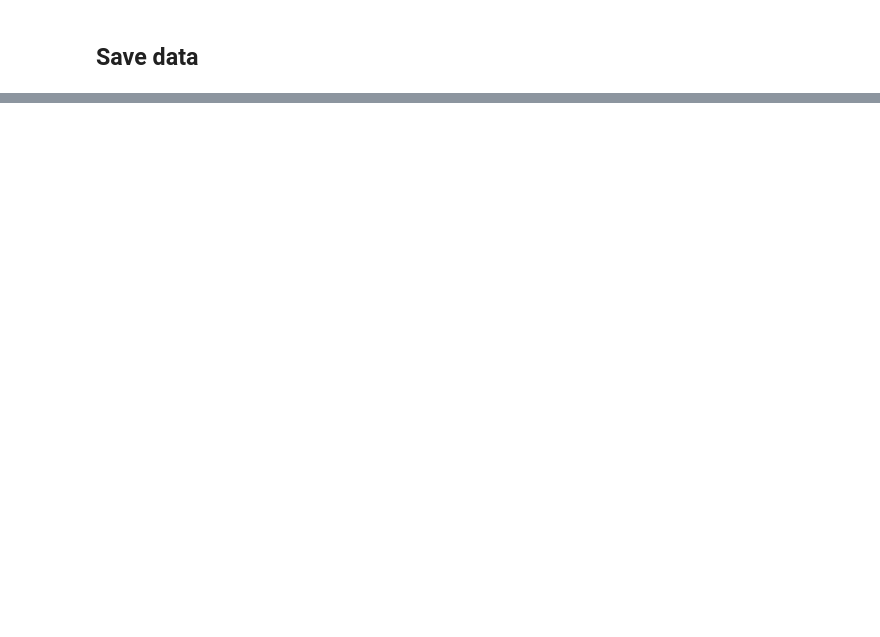
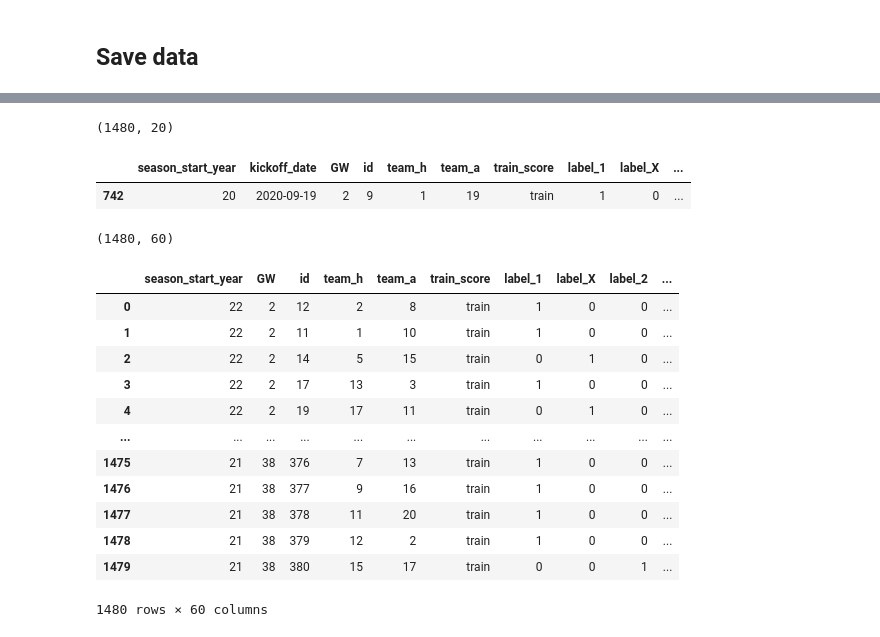
Before and after one commit to marcberg/FPL_predictions, a Jupyter notebook: test_features.ipynb, the cells around one changed output, grey strips where cells are left out. Drawn from its saved outputs; the diff is of its cells as text; code cells hidden in the pictures; blank space fills up the shorter version.

```diff
--- a/test_features.ipynb
+++ b/test_features.ipynb
@@ -330,0 +247,63 @@ data.to_csv('artifacts/data.csv', index=False)
+# %%
+import pandas as pd
+import numpy as np
+
+from src.components.data.transform.game_base import games_base
+from src.components.data.transform.team_form import team_form
+from src.components.data.transform.table import table
+
+def tbl_interactions_features(df, features, interaction_with, prefix):
+    for f in features:
+        df[prefix + f] = (df[interaction_with] * df[f]) * (df[interaction_with] / 38)
+    return df
+
+
+
+base = games_base()
+
+form = team_form
+home_team_form, away_team_form = form.overall_form()
+home_team_home_form = form.home_away_form(home_team=1)
+away_team_away_form = form.home_away_form(home_team=0)
+
+table_features = table()
+
+# merge
+data = base.merge(home_team_form, left_on=['season_start_year', 'team_h', 'id'], right_on=['season_start_year', 'team_id_season', 'next_id'], how='inner').drop(['next_id', 'team_id_season'], axis=1)
+# %%
+data.shape
+# %% [output]
+(1480, 20)
+# %%
+data.loc[(data.season_start_year == 20) & (data.id == 9)]
+# %% [output]
+|  | season_start_year | kickoff_date | GW | id | team_h | team_a | train_score | label_1 | label_X | ... |
+| 742 | 20 | 2020-09-19 | 2 | 9 | 1 | 19 | train | 1 | 0 | ... |
+# %%
+data = data.merge(away_team_form, left_on=['season_start_year', 'team_a', 'id'], right_on=['season_start_year', 'team_id_season', 'next_id'], how='left').drop(['next_id', 'team_id_season'], axis=1)
+data = data.merge(home_team_home_form, left_on=['season_start_year', 'team_h', 'id'], right_on=['season_start_year', 'team_id_season', 'next_id_home'], how='left').drop(['next_id_home', 'team_id_season'], axis=1)
+data = data.merge(away_team_away_form, left_on=['season_start_year', 'team_a', 'id'], right_on=['season_start_year', 'team_id_season', 'next_id_away'], how='left').drop(['next_id_away', 'team_id_season'], axis=1)
+
+data = data.merge(table_features.add_prefix('tbl_home_'), left_on=['season_start_year', 'kickoff_date', 'team_h'], right_on=['tbl_home_season_start_year', 'tbl_home_next_kickoff_date', 'tbl_home_team_id_season'], how='left')
+data = data.merge(table_features.add_prefix('tbl_away_'), left_on=['season_start_year', 'kickoff_date', 'team_a'], right_on=['tbl_away_season_start_year', 'tbl_away_next_kickoff_date', 'tbl_away_team_id_season'], how='left')
+data = data.drop(['kickoff_date', 'tbl_home_season_start_year', 'tbl_home_next_kickoff_date', 'tbl_home_team_id_season', 'tbl_away_season_start_year', 'tbl_away_next_kickoff_date', 'tbl_away_team_id_season'],axis=1)
+# %%
+data.shape
+# %% [output]
+(1480, 60)
+# %%
+data
+# %% [output]
+|  | season_start_year | GW | id | team_h | team_a | train_score | label_1 | label_X | label_2 | ... |
+| 0 | 22 | 2 | 12 | 2 | 8 | train | 1 | 0 | 0 | ... |
+| 1 | 22 | 2 | 11 | 1 | 10 | train | 1 | 0 | 0 | ... |
+| 2 | 22 | 2 | 14 | 5 | 15 | train | 0 | 1 | 0 | ... |
+| 3 | 22 | 2 | 17 | 13 | 3 | train | 1 | 0 | 0 | ... |
+| 4 | 22 | 2 | 19 | 17 | 11 | train | 0 | 1 | 0 | ... |
+| ... | ... | ... | ... | ... | ... | ... | ... | ... | ... | ... |
+| 1475 | 21 | 38 | 376 | 7 | 13 | train | 1 | 0 | 0 | ... |
+| 1476 | 21 | 38 | 377 | 9 | 16 | train | 1 | 0 | 0 | ... |
+| 1477 | 21 | 38 | 378 | 11 | 20 | train | 1 | 0 | 0 | ... |
+| 1478 | 21 | 38 | 379 | 12 | 2 | train | 1 | 0 | 0 | ... |
+| 1479 | 21 | 38 | 380 | 15 | 17 | train | 0 | 0 | 1 | ... |
+1480 rows × 60 columns
```
Also changed, not shown: parts of 16 cells of this notebook, 4 other files.
